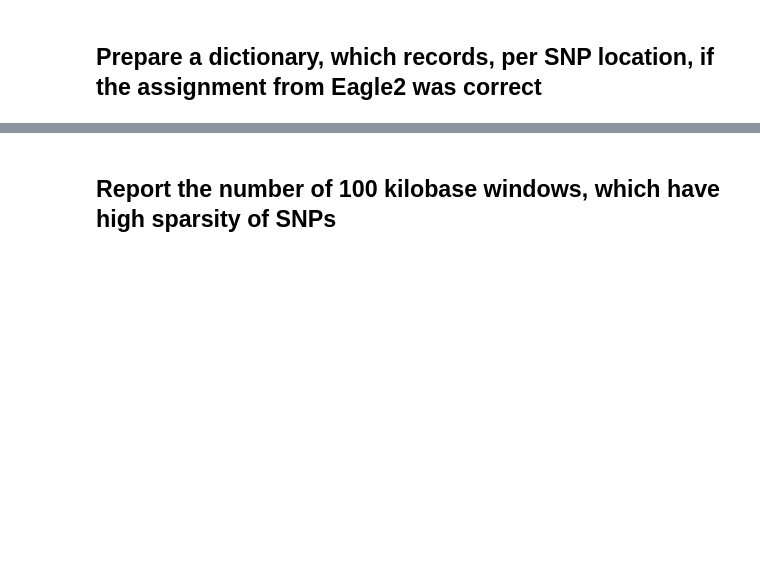
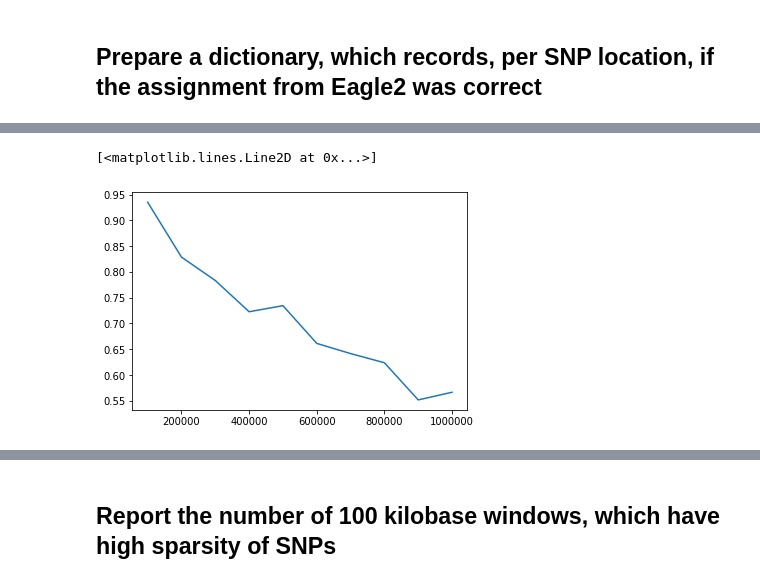
Before and after one commit to kharchenkolab/pysccnv, a Jupyter notebook: Eagle2_benchmark.ipynb, the cells around one changed output, grey strips where cells are left out. Drawn from its saved outputs; the diff is of its cells as text; code cells hidden in the pictures; blank space fills up the shorter version.

```diff
--- a/Eagle2_benchmark.ipynb
+++ b/Eagle2_benchmark.ipynb
@@ -607,25 +737,26 @@ def interval(sorted_dict, minimum, maximum):
 # %%
-sparse_regions = 0
-
 trials = 1000
 window = 10**5
 
-assert min(phase_errors)[0] == max(phase_errors)[0]
+fraction_by_window = {}
+sparsity_by_window = {}
 
-chrom = min(phase_errors)[0]
-
-lengths = []
-fraction = []
-for i in range(trials):
-    left = random.randint(min(phase_errors)[1], max(phase_errors)[1])
-    selected_window = interval(phase_errors, (chrom, left), (chrom, left + window))
-    if len(selected_window) < 5:
-        sparse_regions += 1
-        continue
-    x = [j for (i,j), k in selected_window.items()]
-    y = [k for (i,j), k in selected_window.items()]
-    counter = collections.Counter(y)
-    correct, incorrect = counter[True], counter[False]
-    f = max([correct, incorrect])/(correct+incorrect)
-    lengths.append(len(x))
-    fraction.append(f)
+for window in [10**5 * i for i in range(1, 11)]:
+    sparse_regions = 0
+    lengths = []
+    fraction = []
+    for _ in range(trials):
+        left = random.randint(min(phase_errors)[1], max(phase_errors)[1])
+        selected_window = interval(phase_errors, (chrom, left), (chrom, left + window))
+        if len(selected_window) < 5:
+            sparse_regions += 1
+            continue
+        max_key = max(selected_window)
+        min_key = min(selected_window)
+        consistent = selected_window[max_key] == selected_window[min_key]
+        distance = max_key[1] - min_key[1]
+        lengths.append(distance)
+        fraction.append(consistent)
+    avg_fraction = sum(fraction)/len(fraction)
+    fraction_by_window[window] = avg_fraction
+    sparsity_by_window[window] = sparse_regions/trials
@@ -631,0 +776,6 @@ for i in range(trials):
+# %%
+x, y = zip(*fraction_by_window.items())
+plt.plot(x, y)
+# %% [output]
+[<matplotlib.lines.Line2D at 0x...>]
+[figure, added]
```
Also changed, not shown: parts of 45 cells of this notebook.
